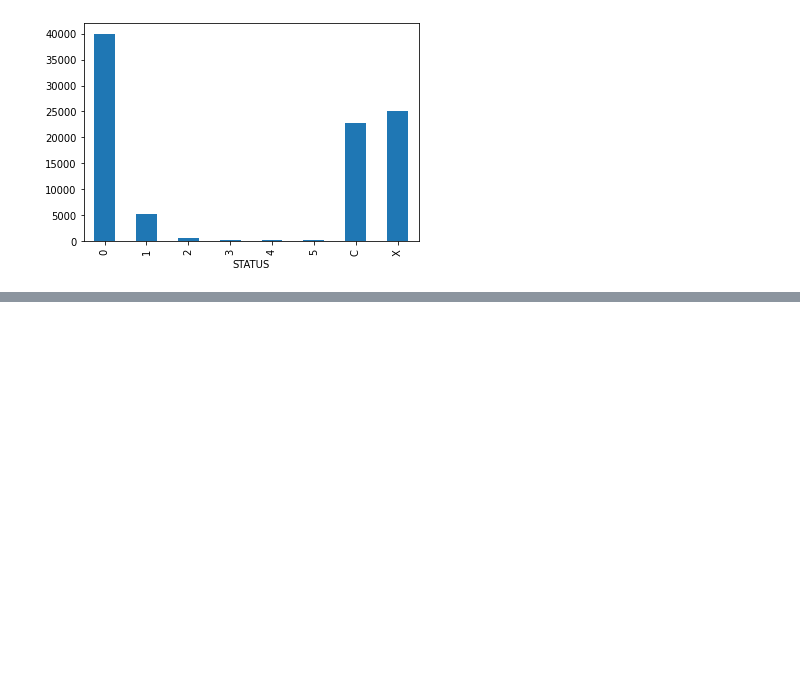
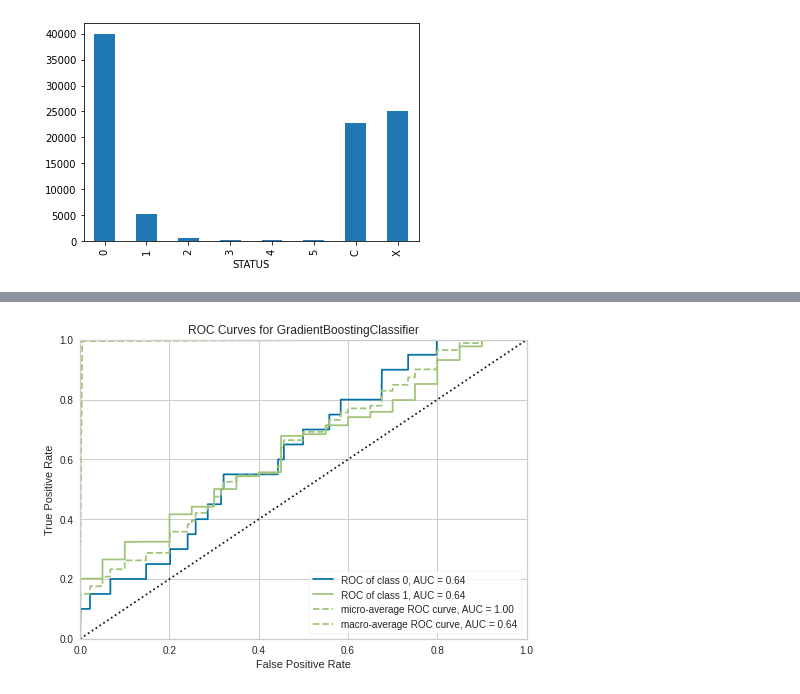
Before and after one commit to NihanthiEdula/creditCardApproval, a Jupyter notebook: Prediction_of_CreditCard_approval.ipynb, the cells around one changed output, grey strips where cells are left out. Saved outputs shown, nothing was run; the diff lists cells and outputs as text; code cells hidden in the pictures; blank space fills up the shorter version.

```diff
--- a/Prediction_of_CreditCard_approval.ipynb
+++ b/Prediction_of_CreditCard_approval.ipynb
@@ -280,0 +694,4 @@ customer_count_for_status.plot(kind='bar')
+# %%
+plot_model(bestModel_to_compare, plot = 'auc')
+# %% [output]
+[figure, added]
```
Also changed, not shown: parts of 71 cells of this notebook.
